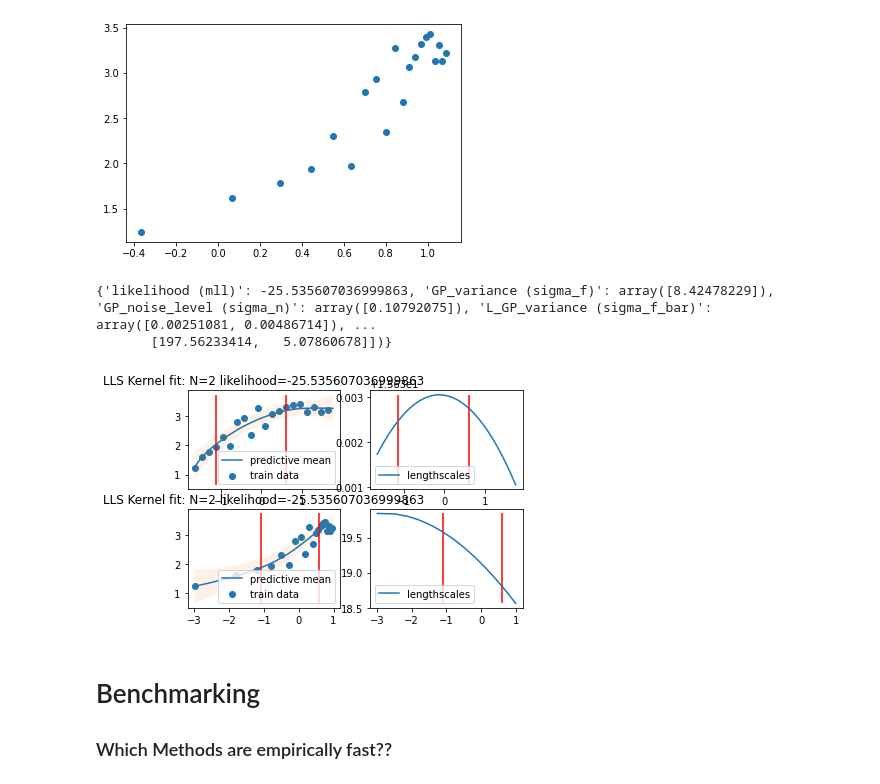
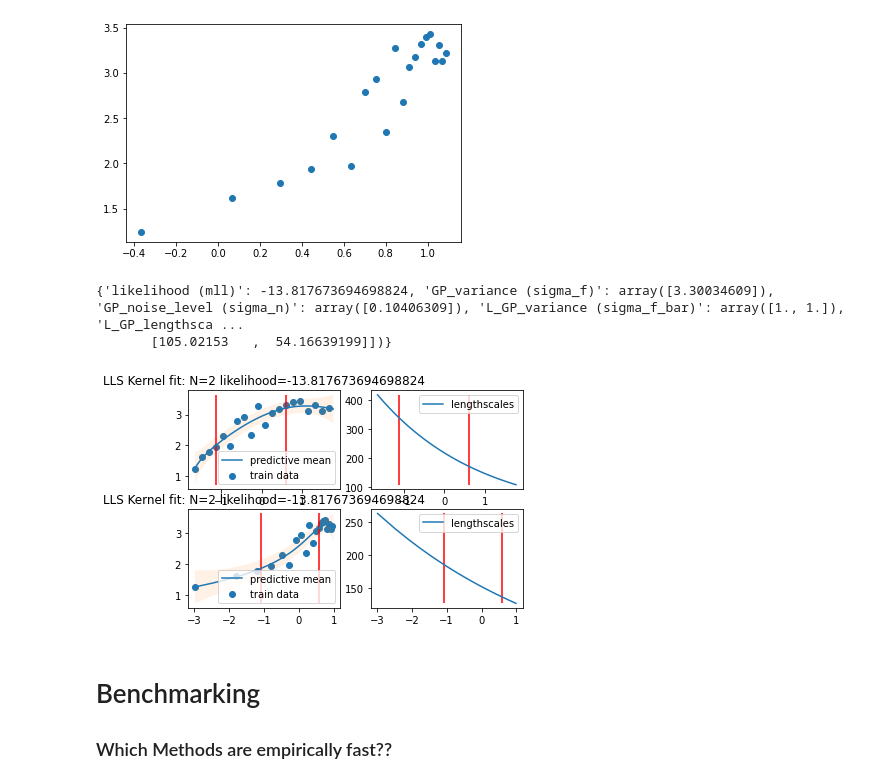
Before and after one commit to patel-zeel/snsgp-torch, a Jupyter notebook: dev/LLSModelEditor.ipynb, the cells around one changed output. Saved outputs shown, nothing was run; the diff lists cells and outputs as text; code cells hidden in the pictures.

```diff
--- a/dev/LLSModelEditor.ipynb
+++ b/dev/LLSModelEditor.ipynb
@@ -3,7 +3,7 @@
 # %%
 # Uncomment first line to write changes to the package
 # %%
-# %%writefile ../NSGPy/NumPy/latent_lengthscale_model/latent_lengthscale_model.py
+%%writefile ../NSGPy/NumPy/latent_lengthscale_model/latent_lengthscale_model.py
 ## Terminology is consistent with paper
 # Paper title: Nonstationary Gaussian Process Regression Using Point Estimates of Local Smoothness
 # Authors: Christian Plagemann, Kristian Kersting, and Wolfram Burgard
@@ -330,7 +330,7 @@ class LLS:
                 params[p_i] = fitted_params[p_i]
         return self.mll(np.concatenate(params))
 
-    def fit(self, X, y, n_restarts=5):
+    def fit(self, X, y, near_opt_inds=None, n_restarts=5):
         """
         Fit method for learning hyperparameters of GP
 
@@ -344,17 +344,24 @@ class LLS:
 
         self.X = X
         self.y = y
+        if self.N_l_bar_method=='uniform':
+            if self.N_l_bar <= self.X.shape[0]:
+                kmeans = KMeans(n_clusters=self.N_l_bar, random_state=0)
+                self.X_bar = np.array(kmeans.fit(X).cluster_centers_).reshape(self.N_l_bar, self.input_dim)
+            else:
+                self.X_bar = X
+                self.l_bar = np.abs(np.random.rand(self.X_bar.shape[0], self.input_dim))
+        elif self.N_l_bar_method=='greedy':
+            assert len(near_opt_inds) == self.N_l_bar
 
-        if self.N_l_bar <= self.X.shape[0]:
-            kmeans = KMeans(n_clusters=self.N_l_bar, random_state=0)
-            self.X_bar = np.array(kmeans.fit(X).cluster_centers_).reshape(self.N_l_bar, self.input_dim)
+            self.X_bar = X[near_opt_inds]
+
         else:
-            self.X_bar = X
-            self.l_bar = np.abs(np.random.rand(self.X_bar.shape[0], self.input_dim))
+            raise NotImplementedError(self.N_l_bar_method+' is not implemented.')
 
         self.N_l_bar = len(self.X_bar)
         params = np.concatenate([self.sigma_f, self.sigma_n, self.sigma_f_bar,
-                                     self.sigma_l_bar, self.sigma_n_bar, self.l_bar.ravel()])
+                                         self.sigma_l_bar, self.sigma_n_bar, self.l_bar.ravel()])
 
         if self.optimizer=='scipy':
             optim_fun_val = np.inf
@@ -365,11 +372,11 @@ class LLS:
                     ########### Set internal bounds ##################
 #                     bounds[1] = (10**-10, 100) # for sigma_n, GP_noise, should not be too high
                     if self.l_isotropic:
-#                         bounds[2] = (10**-2, 10**5) # sigma_f_bar, should not be too low
+                        bounds[2] = (1., 1.) # sigma_f_bar, fixed
 #                         bounds[4] = (10**-5, 100) # for sigma_n_bar, L_GP_noise, should not be too high
                         pass
                     else:
-#                         bounds[2:2+self.input_dim] = [(10**-2, 10**5) for _ in range(self.input_dim)] #lower bound
+                        bounds[2:2+self.input_dim] = [(1., 1.) for _ in range(self.input_dim)] #fixed
 #                         bounds[2+self.input_dim*2:2+self.input_dim*3] = [(10**-5, 100) for _ in range(self.input_dim)]
                         pass
                     #############################
@@ -545,32 +554,32 @@ shape of train_X= (20, 2) shape of train_y= (20, 1)
 # %%
 def fit_predict_plot(title):
     scaler = StandardScaler()
     train_XX = scaler.fit_transform(train_X)
     test_XX = scaler.transform(test_X)
     model.fit(train_XX, train_y)
-    pred_y, pred_cov = model.predict(test_XX, return_cov=True)
+    pred_y, pred_cov = model.predict(test_XX, return_cov=True, diag=False)
     pred_std = (pred_cov.diagonal()**0.5*2).squeeze()
     pred_l = model.predict_lengthscales_(test_XX)
     fig, ax = plt.subplots(2,2)
     for fig_n in [0,1]:
         ax[fig_n,0].scatter(train_XX[:,fig_n], train_y, label='train data')
         ax[fig_n,0].plot(test_XX[:,fig_n], pred_y, label='predictive mean')
         ax[fig_n,0].fill_between(test_XX[:,fig_n].squeeze(), pred_y.squeeze()-pred_std, pred_y.squeeze()+pred_std, alpha=0.1)
         ax[fig_n,0].set_title(title+' likelihood='+str(model.params['likelihood (mll)']))
         ax[fig_n,0].vlines(model.X_bar[:,fig_n], min(pred_y.squeeze()-pred_std), max(pred_y.squeeze()+pred_std), color='r')
         ax[fig_n,0].legend()
         ax[fig_n,1].plot(test_XX[:,fig_n], pred_l[:,fig_n], label='lengthscales')
         ax[fig_n,1].vlines(model.X_bar[:,fig_n], pred_l[:,fig_n].min(), pred_l[:,fig_n].max(), color='r')
         ax[fig_n,1].legend()
     print(model.get_params())
 
 for N in [2]:
-    model = LLS(2, N_l_bar=N, optimizer='scipy', kernel='matern', bounds=(10**-5, 10**5))
+    model = LLS(2, N_l_bar=N, optimizer='scipy', kernel='rbf', bounds=(10**-5, 10**5))
     fit_predict_plot('LLS Kernel fit: N='+str(N))
 # %% [output]
-{'likelihood (mll)': -25.535607036999863, 'GP_variance (sigma_f)': array([8.42478229]), 'GP_noise_level (sigma_n)': array([0.10792075]), 'L_GP_variance (sigma_f_bar)': array([0.00251081, 0.00486714]), ...
-       [197.56233414,   5.07860678]])}
+{'likelihood (mll)': -13.817673694698824, 'GP_variance (sigma_f)': array([3.30034609]), 'GP_noise_level (sigma_n)': array([0.10406309]), 'L_GP_variance (sigma_f_bar)': array([1., 1.]), 'L_GP_lengthsca ...
+       [105.02153   ,  54.16639199]])}
-[figure, old version]
+[figure, new version]
 # %% [markdown]
 # Benchmarking
 
```
Also changed, not shown: parts of 2 cells of this notebook, 4 other files.
